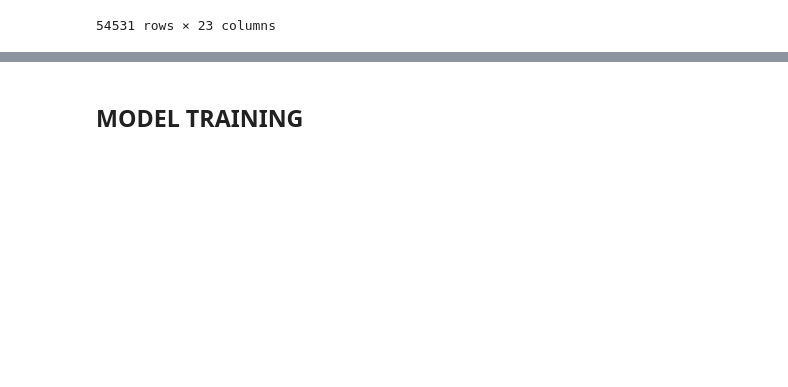
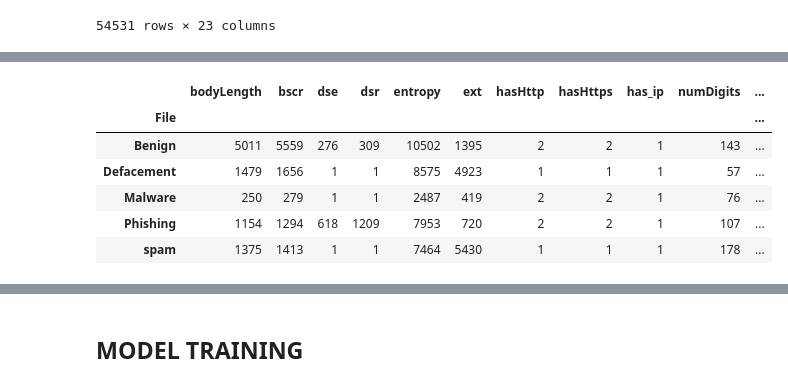
Before and after one commit to Warnify/ResearchZone, a Jupyter notebook: notebooks/url_fraud_detection.ipynb, the cells around one changed output, grey strips where cells are left out. Drawn from its saved outputs; the diff is of its cells as text; code cells hidden in the pictures; blank space fills up the shorter version.

```diff
--- a/notebooks/url_fraud_detection.ipynb
+++ b/notebooks/url_fraud_detection.ipynb
@@ -638,14 +619,3 @@ replacement_dict = {
 cleaned_df['File'] = cleaned_df['File'].replace(replacement_dict)
 
 # Now, the specified values have been replaced in the 'File' column
-# %%
-from sklearn.preprocessing import LabelEncoder
-
-# Assuming 'cleaned_df' is your DataFrame and 'File' is the column with target labels
-# Initialize the LabelEncoder
-le = LabelEncoder()
-
-# Fit the label encoder and transform the 'File' column to get encoded labels
-cleaned_df['File'] = le.fit_transform(cleaned_df['File'])
-
-cleaned_df
@@ -671,0 +622,10 @@ cleaned_df["dsr"] = cleaned_df['dsr'].dt.total_seconds()
+# %%
+cleaned_df.groupby('File').nunique()
+# %% [output]
+|  | bodyLength | bscr | dse | dsr | entropy | ext | hasHttp | hasHttps | has_ip | numDigits | ... |
+| File |  |  |  |  |  |  |  |  |  |  | ... |
+| Benign | 5011 | 5559 | 276 | 309 | 10502 | 1395 | 2 | 2 | 1 | 143 | ... |
+| Defacement | 1479 | 1656 | 1 | 1 | 8575 | 4923 | 1 | 1 | 1 | 57 | ... |
+| Malware | 250 | 279 | 1 | 1 | 2487 | 419 | 2 | 2 | 1 | 76 | ... |
+| Phishing | 1154 | 1294 | 618 | 1209 | 7953 | 720 | 2 | 2 | 1 | 107 | ... |
+| spam | 1375 | 1413 | 1 | 1 | 7464 | 5430 | 1 | 1 | 1 | 178 | ... |
```
Also changed, not shown: parts of 34 cells of this notebook, 2 other files.
